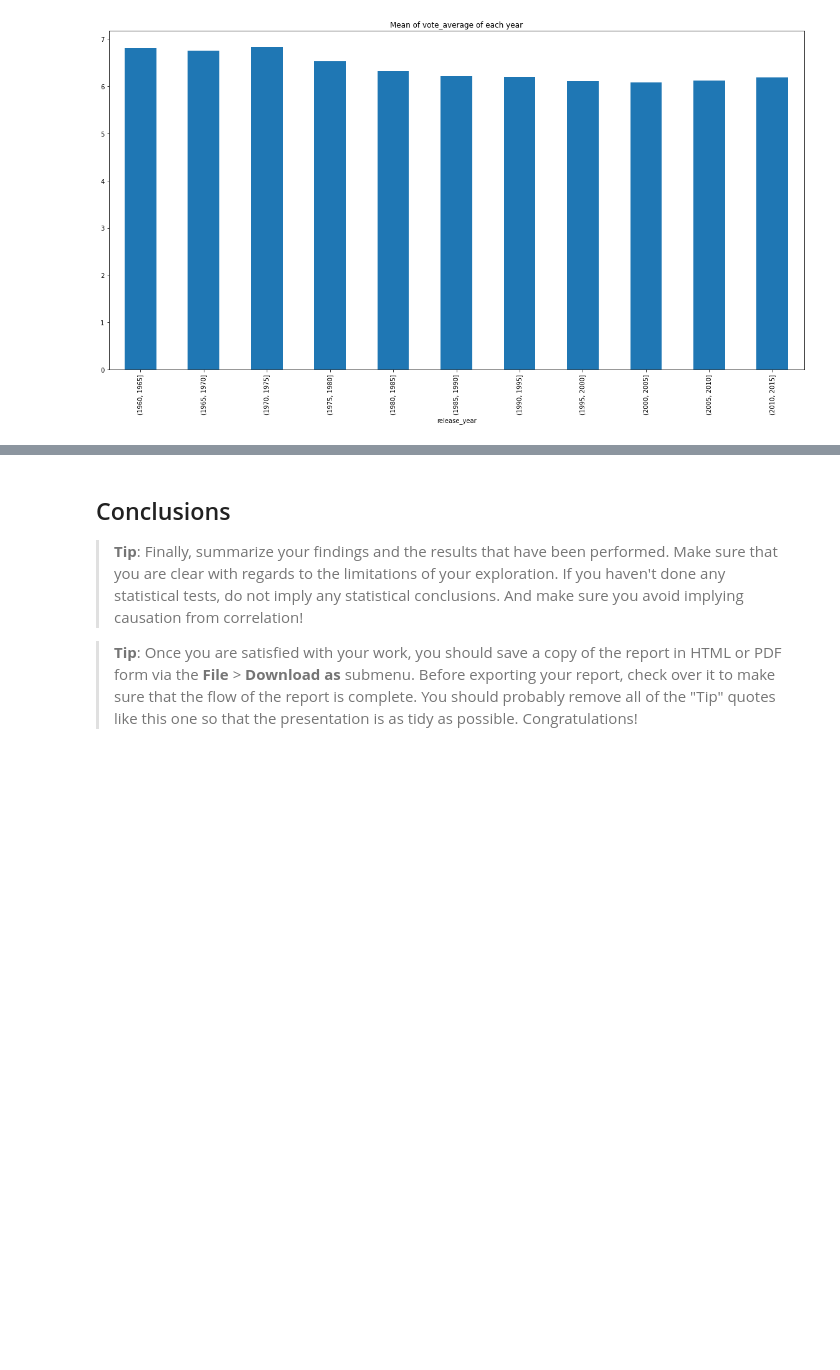
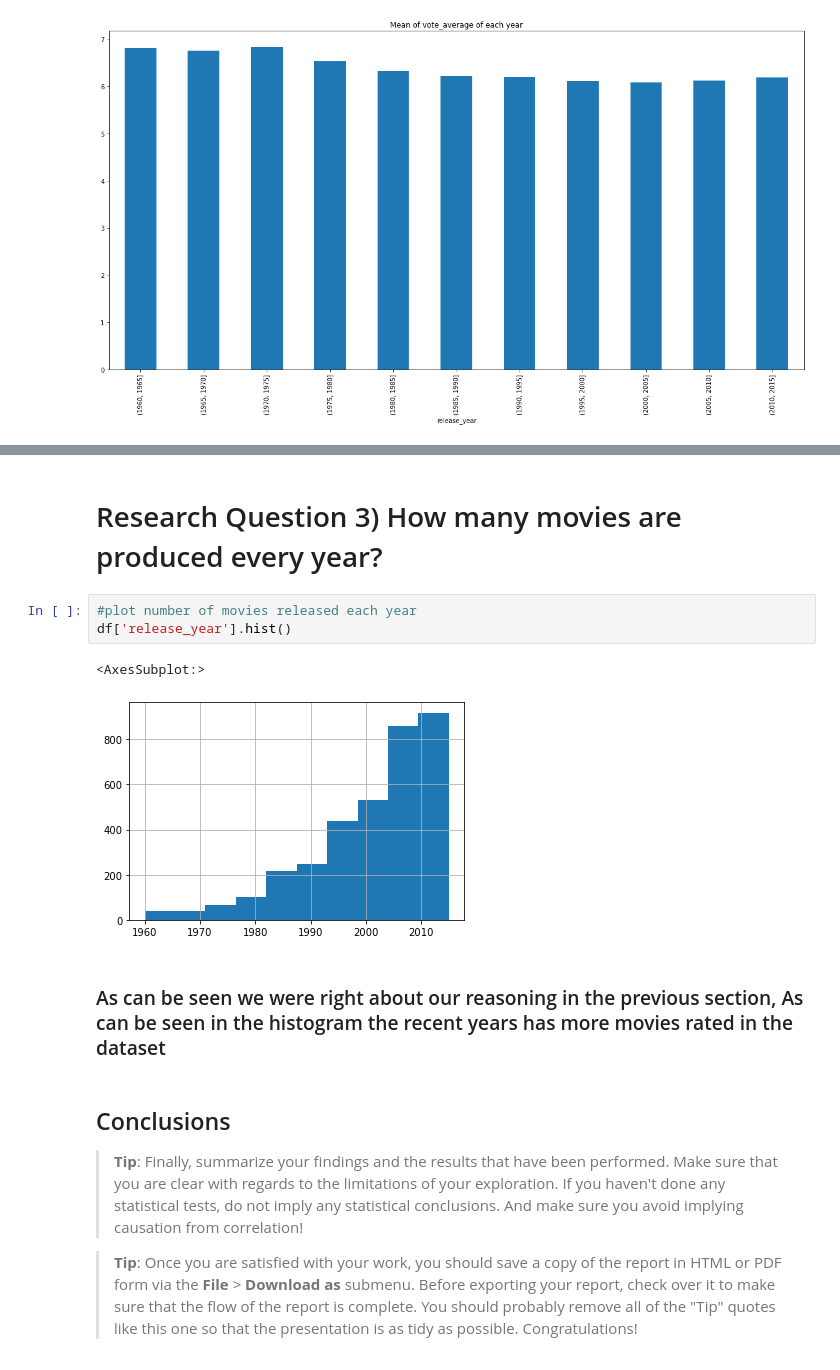
Before and after one commit to AhmedSobeih/TMDb-movies-analysis, a Jupyter notebook: investigate-a-dataset-template.ipynb, the cells around one changed output, grey strips where cells are left out. Saved outputs shown, nothing was run; the diff lists cells and outputs as text; blank space fills up the shorter version.

```diff
--- a/investigate-a-dataset-template.ipynb
+++ b/investigate-a-dataset-template.ipynb
@@ -245,3 +258,13 @@ voting_for_5_years.plot(kind='bar', figsize=(20, 10), title='Mean of vote_averag
+# %% [markdown]
+# Research Question 3) How many movies are produced every year?
+# %%
+#plot number of movies released each year
+df['release_year'].hist()
+# %% [output]
+<AxesSubplot:>
+[figure, added]
+# %% [markdown]
+### As can be seen we were right about our reasoning in the previous section, As can be seen in the histogram the recent years has more movies rated in the dataset
 # %% [markdown]
 <a id='conclusions'></a>
 ## Conclusions
```
Also changed, not shown: parts of 6 cells of this notebook.
